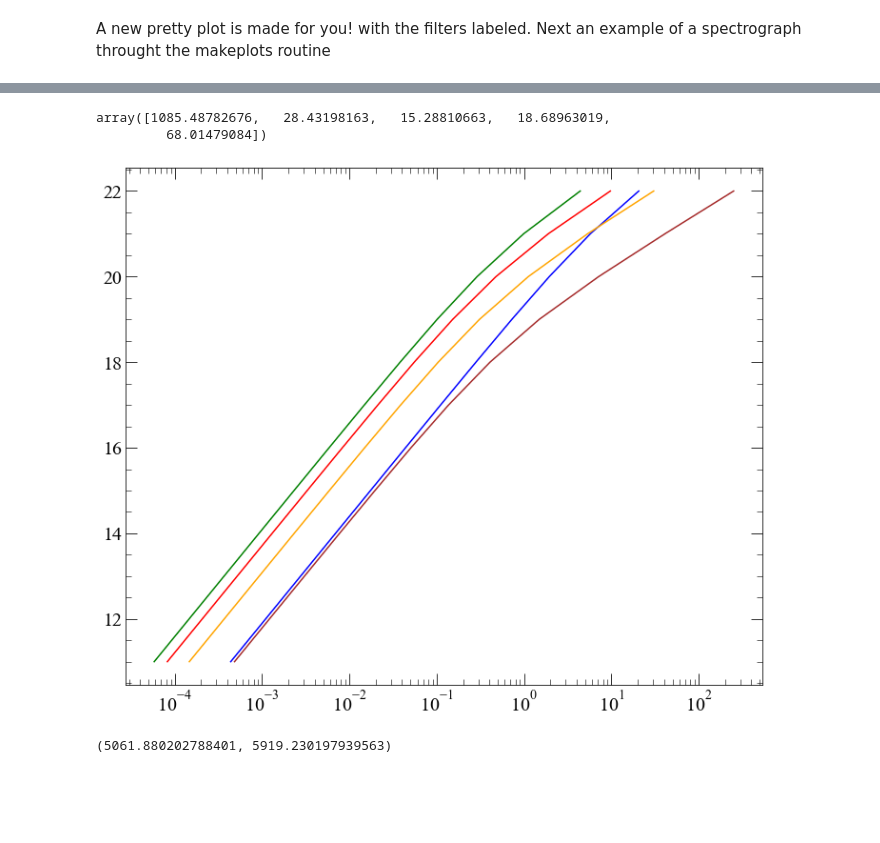
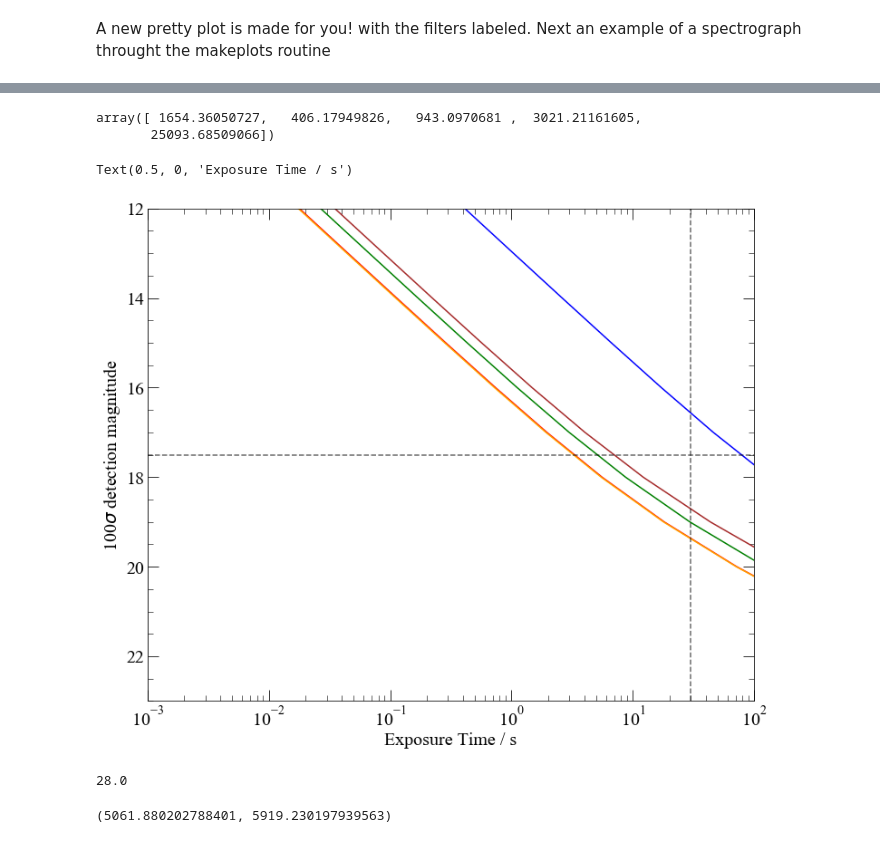
Before and after one commit to Alymantara/opticam, a Jupyter notebook: Example.ipynb, the cells around one changed output, grey strips where cells are left out. Cells and saved outputs as stored; diff of their text form; code cells hidden in the pictures; blank space fills up the shorter version.

```diff
--- a/Example.ipynb
+++ b/Example.ipynb
@@ -6,13 +6,13 @@ import matplotlib.pyplot as plt
 # %% [markdown]
 Create sky object. Lunar phase can go from 0 (New moon) to 1 (Full moon). Seeing is in arcseconds.
 # %%
-sky = Sky(lunar_phase=0.5, seeing=1.5)
+sky = Sky(lunar_phase=0.5, seeing=1.3)
 # %% [markdown]
 Create Target Object. First entry is the target's magnitude, second entry is a string that specifies the magnitude system of the input magnitude, third entry is the band pass for entered magnitude (Entered example is the V bandpass), and the last entry is the black-body temprature of the target. Default value is solar temperature.
 # %%
-star = Target(16.5, 'VEGAMAG', 'V', temp=5000)
-star2 = Target(20.1, 'VEGAMAG', 'V', index=4)
-star = Target(20.1, 'VEGAMAG', 'V', index=0)
+#star = Target(16.5, 'VEGAMAG', 'V', temp=5000)
+#star2 = Target(20.1, 'VEGAMAG', 'V', index=4)
+star = Target(13.1, 'VEGAMAG', 'V', temp=8000)
 # %%
 xx = range(1000,30000)
 plt.plot(xx,star.F_lambda(xx))
@@ -87,17 +87,17 @@ dd = makeplots(ob4, 'Time')
 import numpy as np
 np.array(t2).T[0].astype('f8')
 # %% [output]
-array([1085.48782676,   28.43198163,   15.28810663,   18.68963019,
-         68.01479084])
+array([ 1654.36050727,   406.17949826,   943.0970681 ,  3021.21161605,
+       25093.68509066])
 # %%
-mags = np.arange(11,23,1.0)
-snr = 5
+mags = np.arange(11,29,1.0)
+snr = 100
 sky = Sky(lunar_phase=1, seeing=2.0)
 inst = Instrument('Opticam',Telescope_name='spm2_1m')
 
 texp = []
 for mag in mags:
-    star = Target(mag, 'VEGAMAG', [4700, 6900], temp=15000)
+    star = Target(mag, 'VEGAMAG', 'V', index=0)
     ob2 = Observation(star, sky, inst)
 
     t2 = ob2.TimefromSN(snr) #value in S/N ratio
@@ -107,11 +107,25 @@ texp = np.array(texp)
 # %%
 fig = plt.figure(figsize=(12,10))
 colors = ['b','g','r','orange','brown']
 for i in range(5):
     plt.plot(texp[:,i],mags,color=colors[i])
 plt.xscale('log')
+plt.ylim(23,12)
+plt.xlim(1e-3,100)
+
+plt.axhline(y=17.5,ls='--',color='k',alpha=0.6)
+
+
+plt.axvline(x=30,ls='--',color='k',alpha=0.6)
+plt.ylabel(str(snr)+r'$\sigma$ detection magnitude')
+plt.xlabel('Exposure Time / s')
 # %% [output]
+Text(0.5, 0, 'Exposure Time / s')
-[figure, old version]
+[figure, new version]
+# %%
+star.mag
+# %% [output]
+28.0
 # %%
 from synphot import SpectralElement
 b = SpectralElement.from_filter('johnson_v')
```
Also changed, not shown: parts of 6 cells of this notebook, 11 other files.
